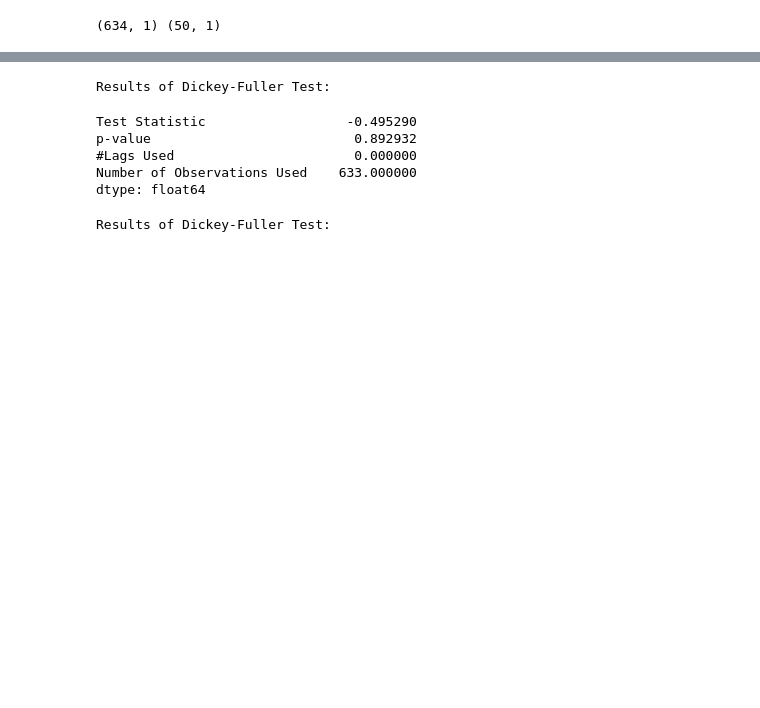
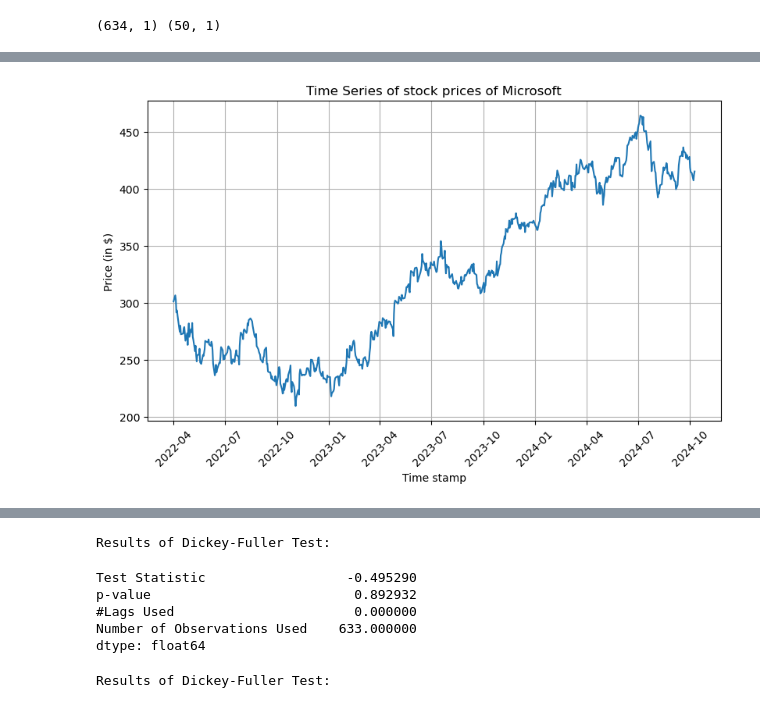
Before and after one commit to 035skt/ECO723, a Jupyter notebook: Analysis_12.ipynb, the cells around one changed output, grey strips where cells are left out. Drawn from its saved outputs; the diff is of its cells as text; code cells hidden in the pictures; blank space fills up the shorter version.

```diff
--- a/Analysis_12.ipynb
+++ b/Analysis_12.ipynb
@@ -18,6 +19,8 @@ data_3=data_3.set_index("Date")
 #this can be changed accordingly
 X=data_2
 test_size=0.2
+
+X.index = pd.to_datetime(X.index)
 
 
 
@@ -33,0 +51,15 @@ print(X_train.shape,X_test.shape)
+# %%
+plt.figure(figsize=(8,5))
+plt.plot(X_train)
+plt.gca().xaxis.set_major_locator(mdates.AutoDateLocator())
+plt.gca().xaxis.set_major_formatter(mdates.DateFormatter('%Y-%m'))
+plt.xticks(rotation=45)
+plt.tight_layout()
+
+plt.xlabel("Time stamp")
+plt.ylabel("Price (in $)")
+plt.grid(True)
+plt.title("Time Series of stock prices of Microsoft");
+plt.savefig("microsoft_series.png", dpi=300, bbox_inches='tight')# Options: png, jpg, pdf, svg
+# %% [output]
+[figure, added]
```
Also changed, not shown: parts of 7 cells of this notebook, 4 other files.
